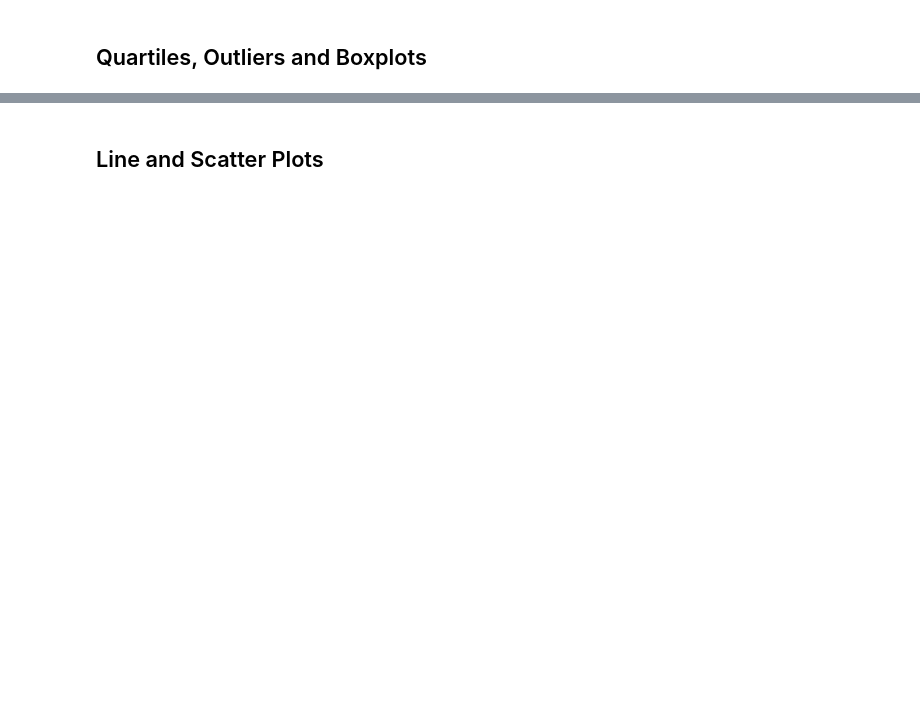
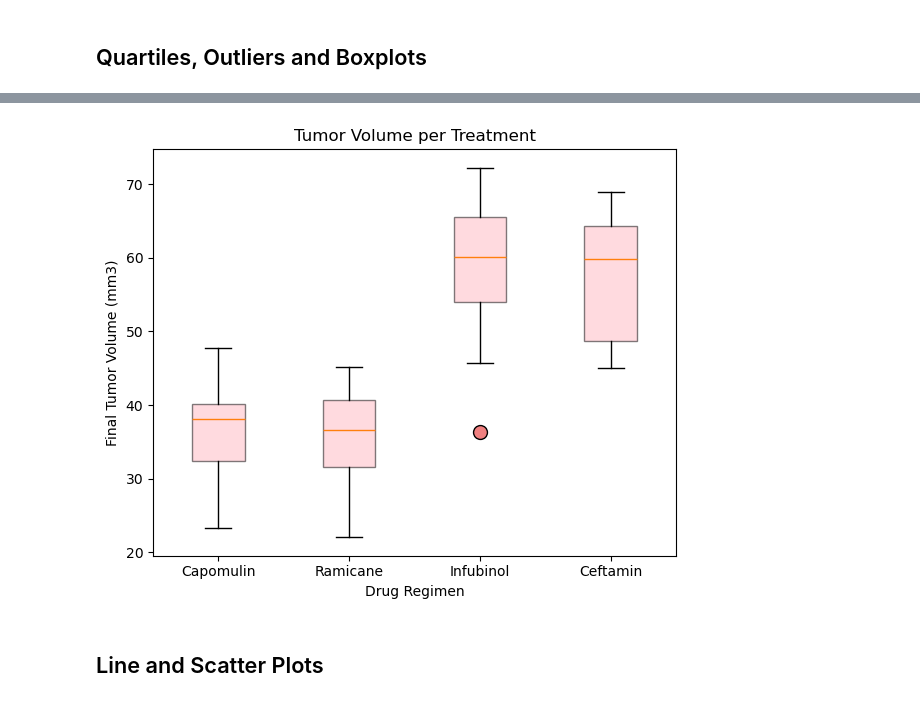
Before and after one commit to aocanoni/Module-5-Challenge, a Jupyter notebook: Starter_Code/Pymaceuticals/pymaceuticals_AshleyCanonizado.ipynb, the cells around one changed output, grey strips where cells are left out. Drawn from its saved outputs; the diff is of its cells as text; code cells hidden in the pictures; blank space fills up the shorter version.

```diff
--- a/Starter_Code/Pymaceuticals/pymaceuticals_AshleyCanonizado.ipynb
+++ b/Starter_Code/Pymaceuticals/pymaceuticals_AshleyCanonizado.ipynb
@@ -167,18 +241,37 @@ true_dup_mouse_all_df
 # %%
 # Put treatments into a list for for loop (and later for plot labels)
-
+sample_treat = ["Capomulin", "Ramicane", "Infubinol", "Ceftamin"]
 
 # Create empty list to fill with tumor vol data (for plotting)
+final_vol_data = {treatment: [] for treatment in sample_treat}
 
+for index, drug in great_TP_merge.iterrows():
+    if (drug['Timepoint'] == drug['Max Timepoint']) and (drug['Drug Regimen'] in sample_treat):
+        final_vol_data[drug['Drug Regimen']].append(drug['Tumor Volume (mm3)'])
+
+#convert list to dataframe
+final_vol_df = pd.DataFrame(final_vol_data)
+final_vol_df
 
 # Calculate the IQR and quantitatively determine if there are any potential outliers.
+for treatment in sample_treat:
+    quartiles = final_vol_df[treatment].quantile([.25,.5,.75])
+    lowerq = quartiles[0.25]
+    upperq = quartiles[0.75]
+    iqr = upperq-lowerq
 
 
     # Locate the rows which contain mice on each drug and get the tumor volumes
 
 
     # add subset
+    # Determine outliers using upper and lower bounds
+    lower_bound = lowerq - (1.5*iqr)
+    upper_bound = upperq + (1.5*iqr)
 
+    drug_data = great_TP_merge[great_TP_merge['Drug Regimen'] == treatment]['Tumor Volume (mm3)']
+    outliers = drug_data[(drug_data < lower_bound) | (drug_data > upper_bound)]
 
-    # Determine outliers using upper and lower bounds
+    #print out potential outlier numbers per sample drug
+    print(f"{treatment} has {outliers.count()} potential outlier[s]: {outliers}")
 # %% [output]
@@ -194,2 +283,23 @@ Ceftamin's potential outliers: Series([], Name: Tumor Volume (mm3), dtype: float
+# %%
+# Generate a box plot that shows the distrubution of the tumor volume for each treatment group.
+fig, ax = plt.subplots(figsize=(6,5))
+
+positions = range(1, len(sample_treat) +1)
+
+for i, treatment in enumerate(sample_treat):
+    boxplot = ax.boxplot(final_vol_df[treatment], positions=[positions[i]], widths=0.4, patch_artist=True, boxprops=dict(facecolor='lightpink', alpha =0.5), flierprops = dict(marker='o', markerfacecolor ='lightcoral', markersize=10))
+
+
+
+ax.set_xticks(positions)
+ax.set_xticklabels(sample_treat)
+ax.set_title('Tumor Volume per Treatment')
+ax.set_ylabel('Final Tumor Volume (mm3)')
+ax.set_xlabel('Drug Regimen')
+
+
+plt.tight_layout()
+# %% [output]
+[figure, added]
 # %% [markdown]
 ## Line and Scatter Plots
```
Also changed, not shown: parts of 28 cells of this notebook.
